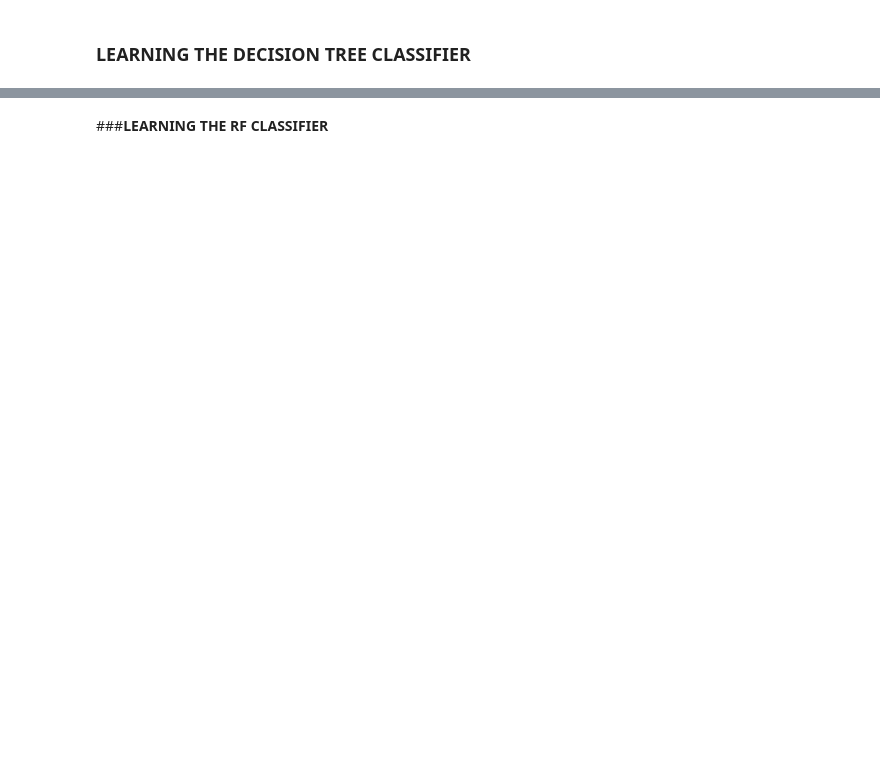
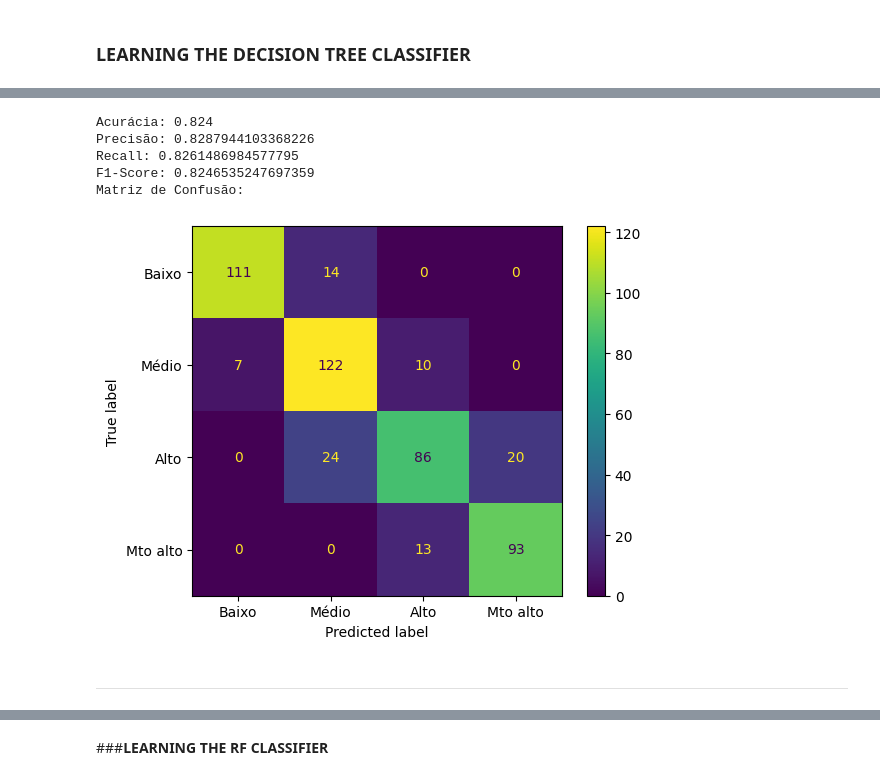
Before and after one commit to pedrobslima/proj-respAI, a Jupyter notebook: respAI_1.ipynb, the cells around one changed output, grey strips where cells are left out. Drawn from its saved outputs; the diff is of its cells as text; code cells hidden in the pictures; blank space fills up the shorter version.

```diff
--- a/respAI_1.ipynb
+++ b/respAI_1.ipynb
@@ -44,0 +111,2 @@ X_train, X_test, y_train, y_test = train_test_split(X, y, test_size=0.2, shuffle
+# %%
+display_labels = ['Baixo', 'Médio', 'Alto', 'Mto alto']
@@ -45,2 +115,22 @@ X_train, X_test, y_train, y_test = train_test_split(X, y, test_size=0.2, shuffle
+# %%
+def checkMetrics(test, pred, display=None):
+  global y
+  labels = np.sort(y.unique())
+  print(f"Acurácia: {accuracy_score(test, pred)}")
+  print(f"Precisão: {precision_score(test, pred, labels=labels, average='macro')}")
+  print(f"Recall: {recall_score(test, pred, labels=labels, average='macro')}")
+  print(f"F1-Score: {f1_score(test, pred, labels=labels, average='macro')}")
+  print("Matriz de Confusão:")
+
+  cm = confusion_matrix(test, pred, labels=labels)
+
+  if(display):
+    disp = ConfusionMatrixDisplay(confusion_matrix=cm,display_labels=display)
+  else:
+    disp = ConfusionMatrixDisplay(confusion_matrix=cm,display_labels=labels)
+
+  disp.plot()
+
+  plt.show()
 # %% [markdown]
 ### **LEARNING THE DECISION TREE CLASSIFIER**
@@ -46,0 +160,12 @@ X_train, X_test, y_train, y_test = train_test_split(X, y, test_size=0.2, shuffle
+# %%
+y_preddt1 = dtree.predict(X_test)
+checkMetrics(y_test, y_preddt1, display=display_labels)
+# %% [output]
+Acurácia: 0.824
+Precisão: 0.8287944103368226
+Recall: 0.8261486984577795
+F1-Score: 0.8246535247697359
+Matriz de Confusão:
+[figure, added]
+# %% [markdown]
+---
```
Also changed, not shown: parts of 29 cells of this notebook.
